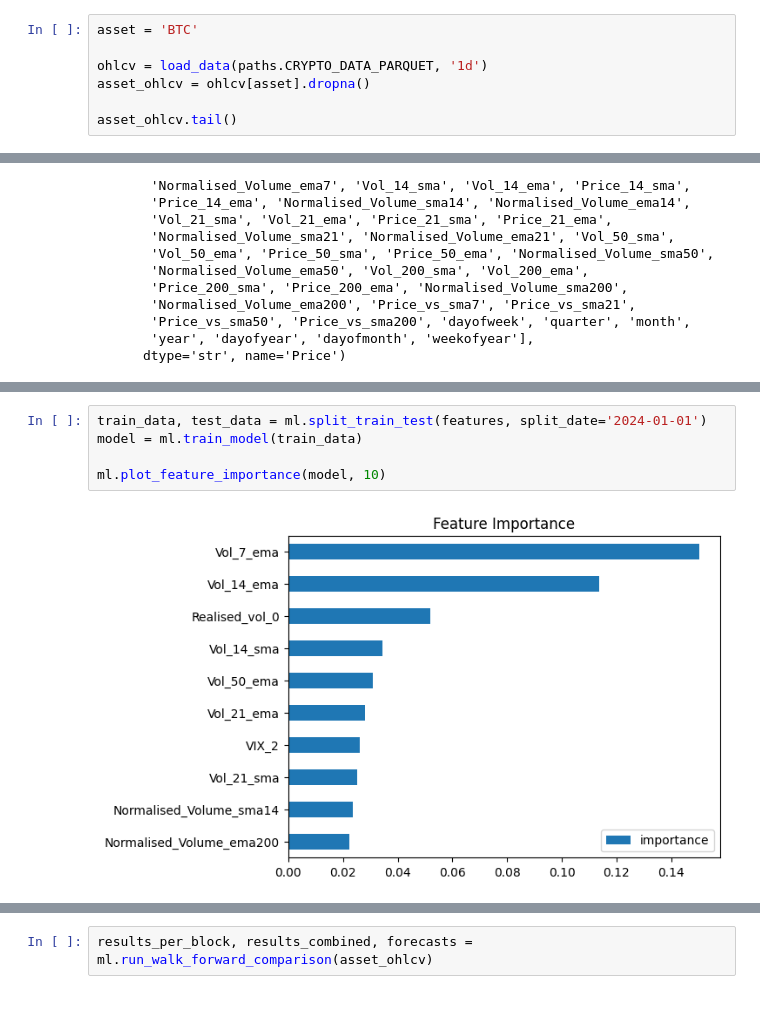
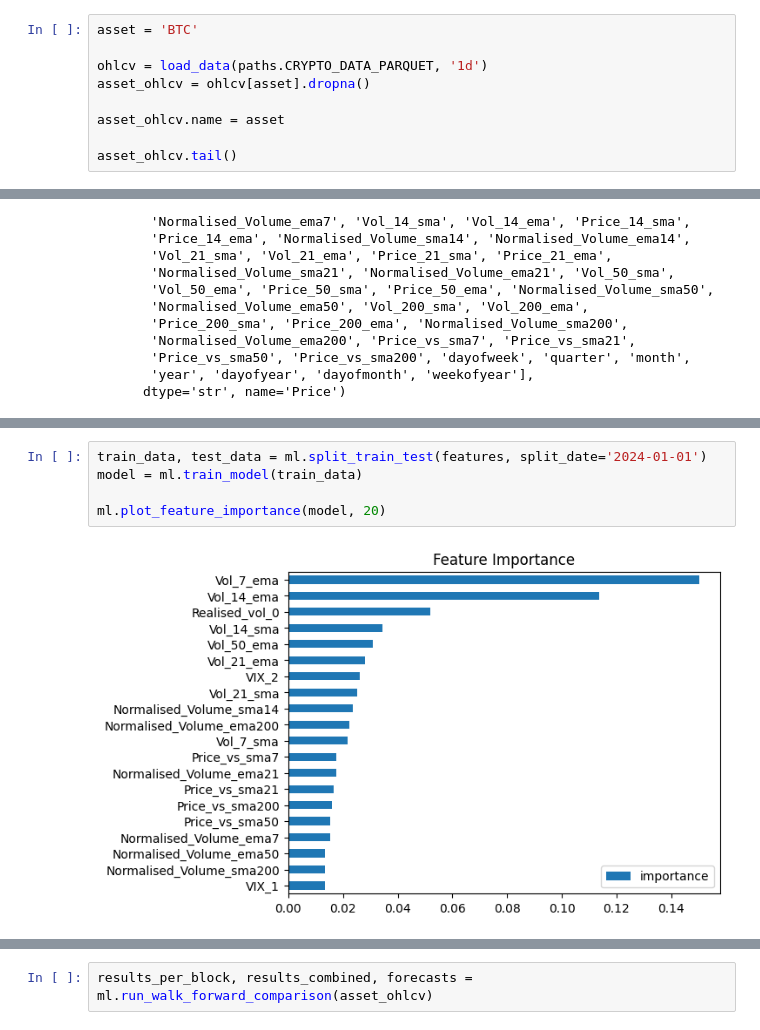
Before and after one commit to joshyspittle/Machine-Learning-Volatility, a Jupyter notebook: volatility_forecast.ipynb, the cells around one changed output, grey strips where cells are left out. Saved outputs shown, nothing was run; the diff lists cells and outputs as text.

```diff
--- a/volatility_forecast.ipynb
+++ b/volatility_forecast.ipynb
@@ -61,6 +60,8 @@ asset = 'BTC'
 ohlcv = load_data(paths.CRYPTO_DATA_PARQUET, '1d')
 asset_ohlcv = ohlcv[asset].dropna()
 
+asset_ohlcv.name = asset
+
 asset_ohlcv.tail()
 # %% [output]
 | Price | Close | High | Low | Open | Volume |
@@ -181,10 +207,10 @@ As volatilty is a time series, the data is split by date (here arbitrarily chose
 # %%
 train_data, test_data = ml.split_train_test(features, split_date='2024-01-01')
 model = ml.train_model(train_data)
 
-ml.plot_feature_importance(model, 10)
+ml.plot_feature_importance(model, 20)
 # %% [output]
-[figure, old version]
+[figure, new version]
 # %%
 model_forecast = ml.forecast_model(test_data, model)
 
```
Also changed, not shown: parts of 25 cells of this notebook, 8 other files.
